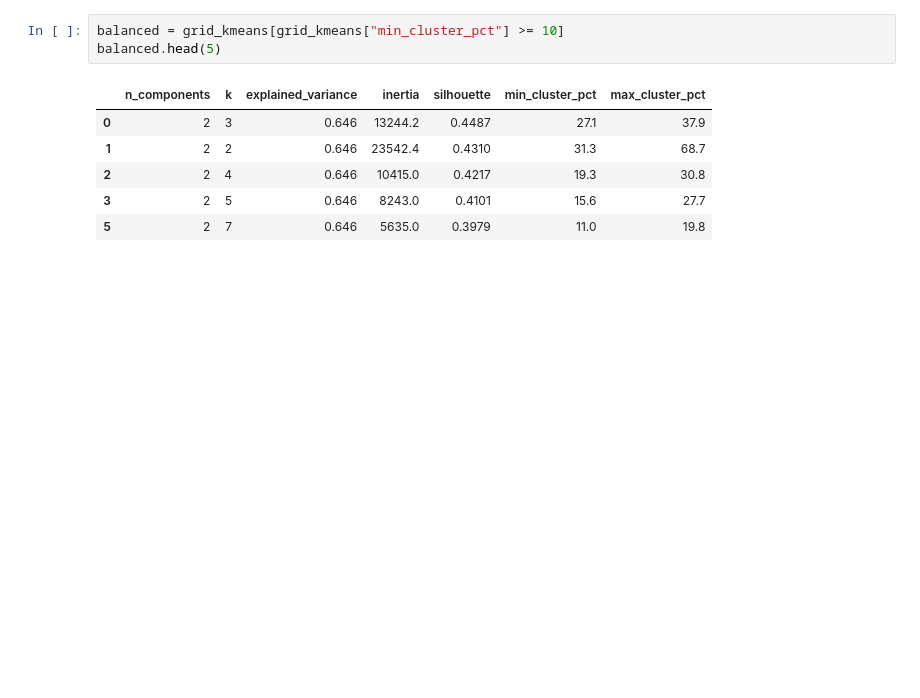
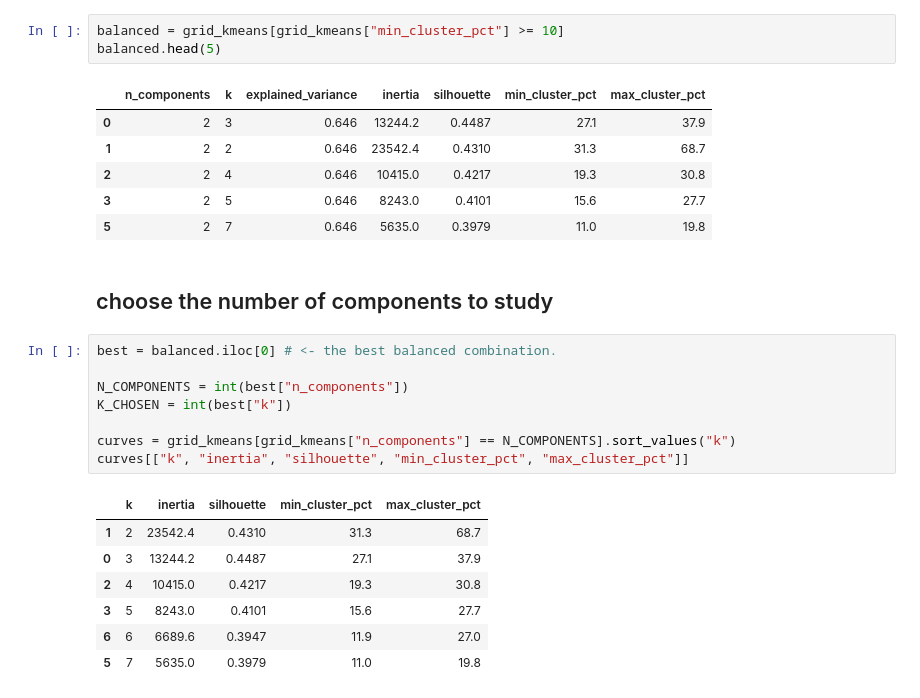
Before and after one commit to oelaimar/CardProfiler, a Jupyter notebook: notebooks/03_clustering.ipynb, the cells around one changed output. Drawn from its saved outputs; the diff is of its cells as text; blank space fills up the shorter version.

```diff
--- a/notebooks/03_clustering.ipynb
+++ b/notebooks/03_clustering.ipynb
@@ -61,3 +74,21 @@ balanced.head(5)
 | 2 | 2 | 4 | 0.646 | 10415.0 | 0.4217 | 19.3 | 30.8 |
 | 3 | 2 | 5 | 0.646 | 8243.0 | 0.4101 | 15.6 | 27.7 |
 | 5 | 2 | 7 | 0.646 | 5635.0 | 0.3979 | 11.0 | 19.8 |
+# %% [markdown]
+## choose the number of components to study
+# %%
+best = balanced.iloc[0] # <- the best balanced combination.
+
+N_COMPONENTS = int(best["n_components"])
+K_CHOSEN = int(best["k"])
+
+curves = grid_kmeans[grid_kmeans["n_components"] == N_COMPONENTS].sort_values("k")
+curves[["k", "inertia", "silhouette", "min_cluster_pct", "max_cluster_pct"]]
+# %% [output]
+|  | k | inertia | silhouette | min_cluster_pct | max_cluster_pct |
+| 1 | 2 | 23542.4 | 0.4310 | 31.3 | 68.7 |
+| 0 | 3 | 13244.2 | 0.4487 | 27.1 | 37.9 |
+| 2 | 4 | 10415.0 | 0.4217 | 19.3 | 30.8 |
+| 3 | 5 | 8243.0 | 0.4101 | 15.6 | 27.7 |
+| 6 | 6 | 6689.6 | 0.3947 | 11.9 | 27.0 |
+| 5 | 7 | 5635.0 | 0.3979 | 11.0 | 19.8 |
```
Also changed, not shown: parts of 9 cells of this notebook, 2 other files.
